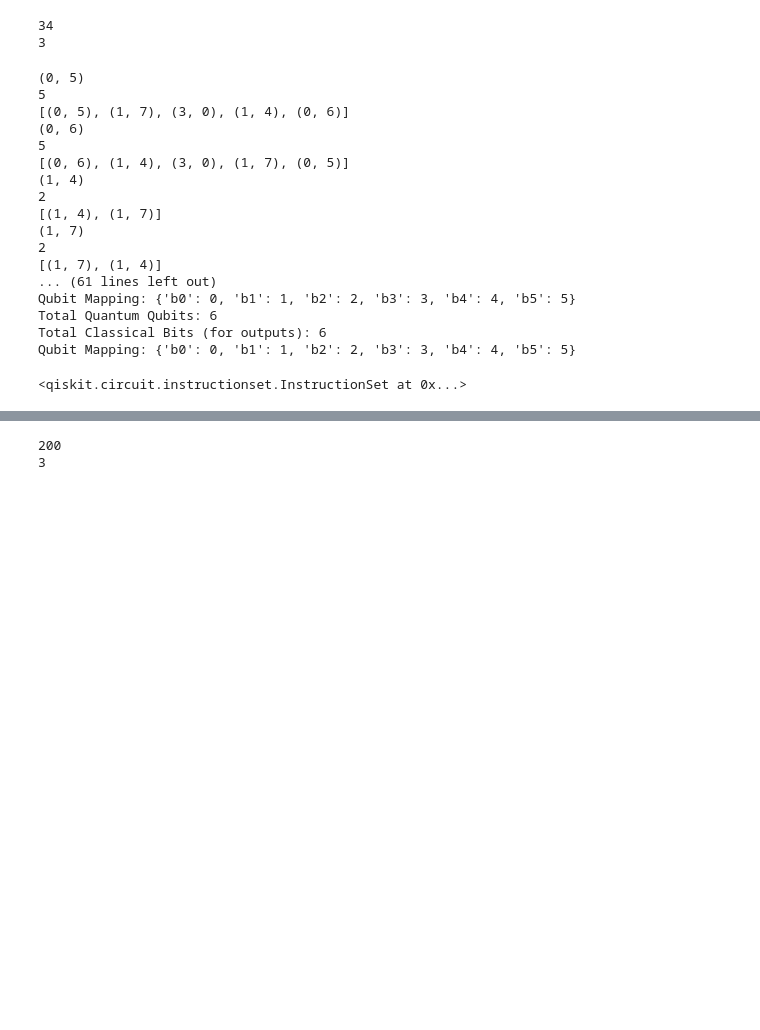
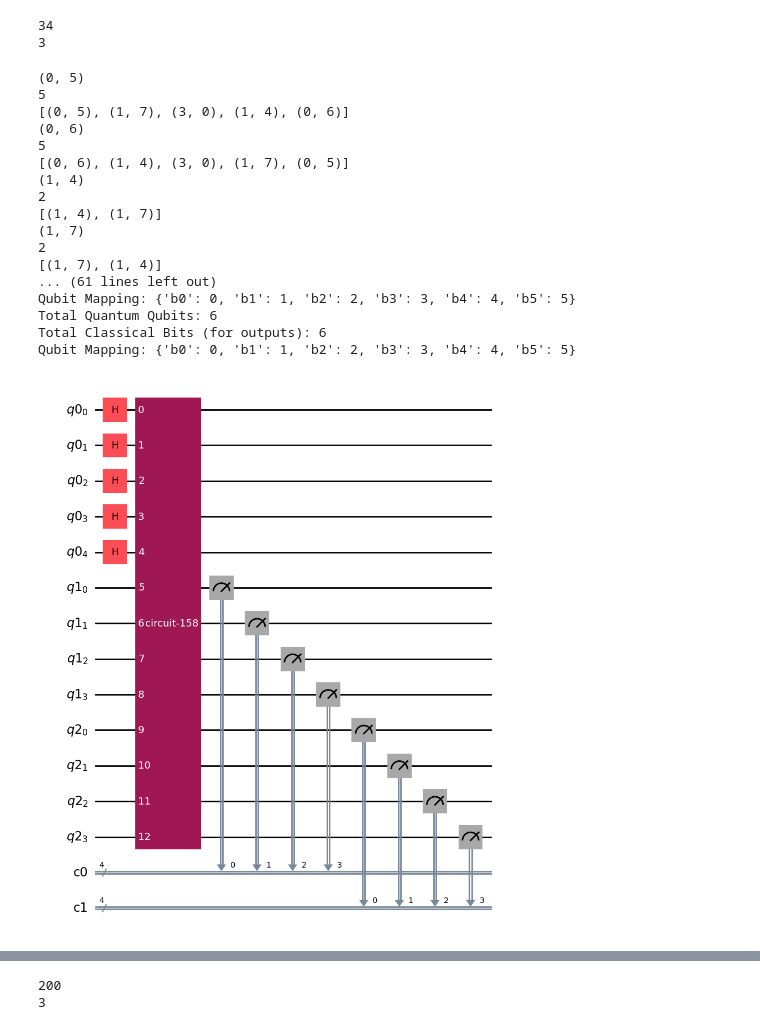
Before and after one commit to Flirm/quantum-circuits-implementation, a Jupyter notebook: implementations/eliptic_curves/notebooks/elc.ipynb, the cells around one changed output, grey strips where cells are left out. Drawn from its saved outputs; the diff is of its cells as text; code cells hidden in the pictures; blank space fills up the shorter version.

```diff
--- a/implementations/eliptic_curves/notebooks/elc.ipynb
+++ b/implementations/eliptic_curves/notebooks/elc.ipynb
@@ -2295,34 +2359,35 @@ max_cycle = max(cycles, key=lambda x: len(x['cycle']))['cycle']
 reg_m = QuantumRegister(5)
 reg_x = QuantumRegister(4)
 reg_y = QuantumRegister(4)
 class_x = ClassicalRegister(4)
 class_y = ClassicalRegister(4)
 qc = QuantumCircuit(reg_m, reg_x, reg_y, class_x, class_y)
 qc.h(reg_m)
 #qc.x(reg_m[2])
 #qc.x(reg_m[0])
 qc.append(one_to_one(max_cycle, 5, 4), reg_m[:] + reg_x[:] + reg_y[:])
 qc.measure(reg_x, class_x)
 qc.measure(reg_y, class_y)
+qc.draw("mpl")
 # %% [output]
 (0, 5)
 5
 [(0, 5), (1, 7), (3, 0), (1, 4), (0, 6)]
 (0, 6)
 5
 [(0, 6), (1, 4), (3, 0), (1, 7), (0, 5)]
 (1, 4)
 2
 [(1, 4), (1, 7)]
 (1, 7)
 2
 [(1, 7), (1, 4)]
 ... (61 lines left out)
 Qubit Mapping: {'b0': 0, 'b1': 1, 'b2': 2, 'b3': 3, 'b4': 4, 'b5': 5}
 Total Quantum Qubits: 6
 Total Classical Bits (for outputs): 6
 Qubit Mapping: {'b0': 0, 'b1': 1, 'b2': 2, 'b3': 3, 'b4': 4, 'b5': 5}
-<qiskit.circuit.instructionset.InstructionSet at 0x...>
+[figure, added]
 # %%
 from qiskit_aer import AerSimulator
 from qiskit import transpile
```
Also changed, not shown: parts of 11 cells of this notebook.
